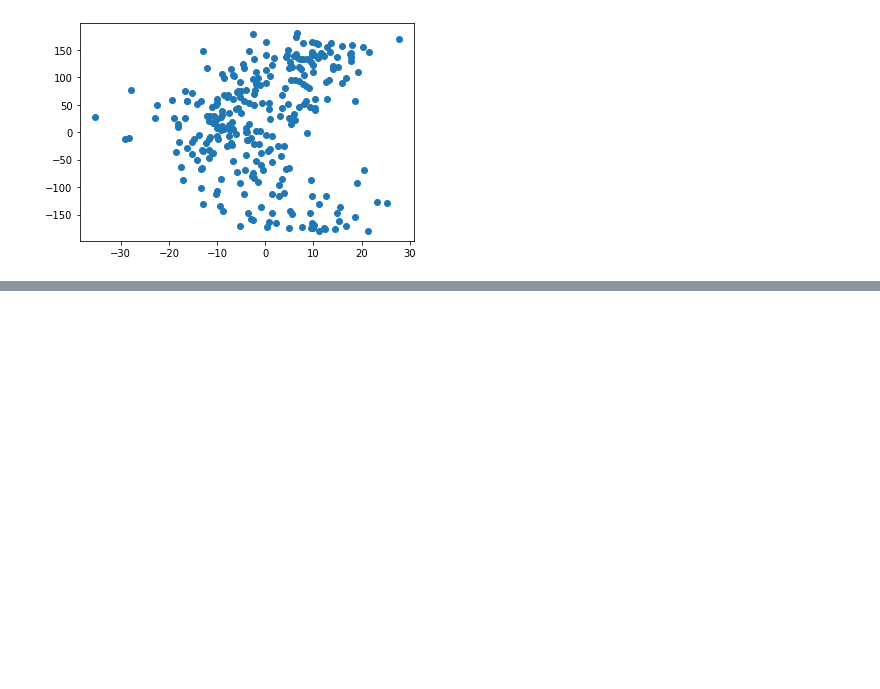
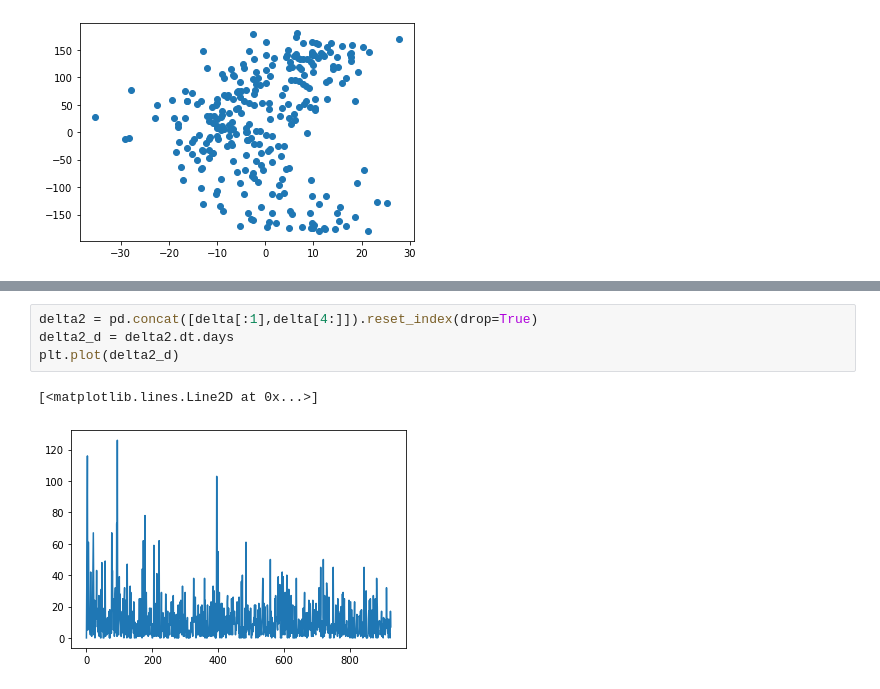
Before and after one commit to FireBall-CAPSTONE/FireBuddyAnalysis, a Jupyter notebook: fireballs.ipynb, the cells around one changed output, grey strips where cells are left out. Saved outputs shown, nothing was run; the diff lists cells and outputs as text; blank space fills up the shorter version.

```diff
--- a/fireballs.ipynb
+++ b/fireballs.ipynb
@@ -218,0 +237,7 @@ plt.plot(delta)
+# %%
+delta2 = pd.concat([delta[:1],delta[4:]]).reset_index(drop=True)
+delta2_d = delta2.dt.days
+plt.plot(delta2_d)
+# %% [output]
+[<matplotlib.lines.Line2D at 0x...>]
+[figure, added]
```
Also changed, not shown: parts of 24 cells of this notebook.
